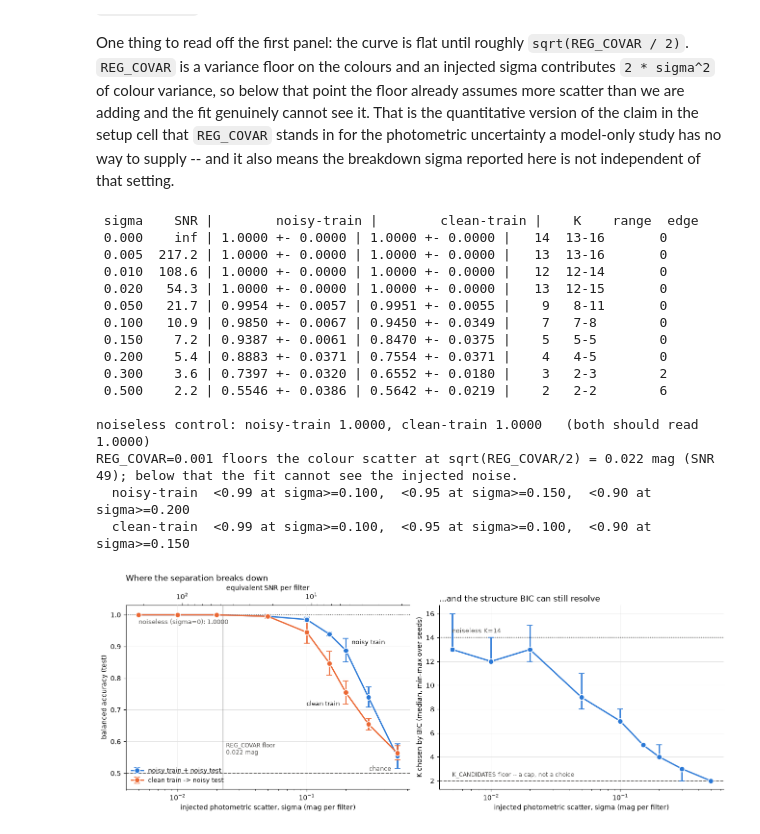
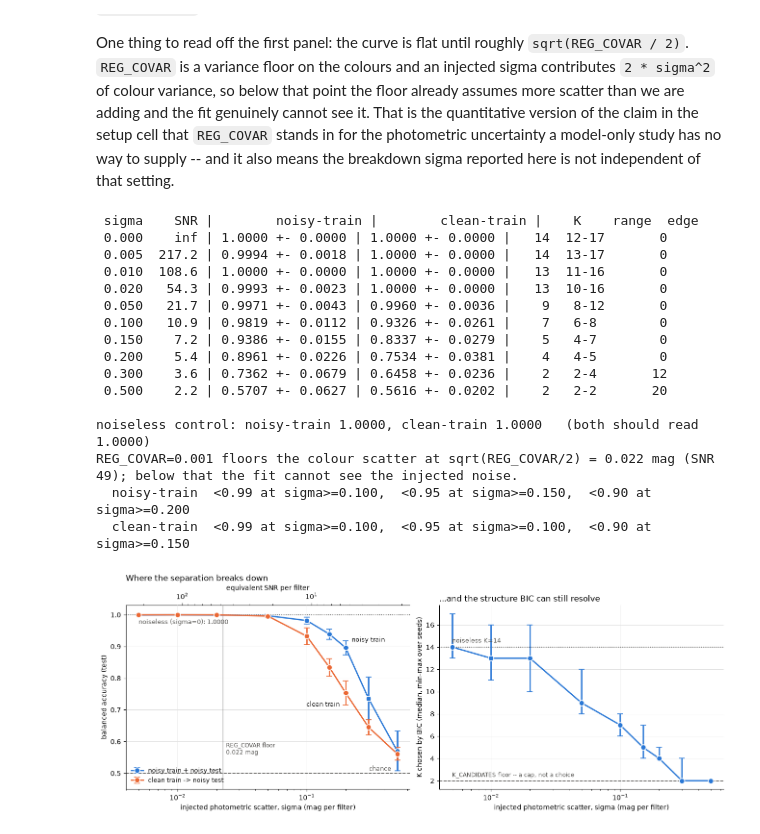
Before and after one commit to mitchell-foote/dwarfhunt, a Jupyter notebook: pop-separation/pop-separation.ipynb, the cells around one changed output. Saved outputs shown, nothing was run; the diff lists cells and outputs as text; code cells hidden in the pictures.

Commit message:
updated 2wise and pop separation with more seeds. Updated log.

```diff
--- a/pop-separation/pop-separation.ipynb
+++ b/pop-separation/pop-separation.ipynb
@@ -894,9 +894,10 @@ from dwarfhunt import search as fsearch
 # grid below spans SNR ~ 200 down to ~2. Read the breakdown point off in
 # whichever unit the observing proposal is written in.
 NOISE_SIGMAS = np.array([0.0, 0.005, 0.01, 0.02, 0.05, 0.10, 0.15, 0.20, 0.30, 0.50])
-N_NOISE_SEEDS = 6
+N_NOISE_SEEDS = 20
 NOISE_TEST_SIZE = 0.3
-NOISE_N_INIT = 3      # as in the filter sweep: cheaper, and K still lands stably
+NOISE_N_INIT = 10      # as in the filter sweep: cheaper, and K still lands stably
+
 
 # Noise goes on the MAGNITUDES, never straight onto X. A colour is a difference
 # of two bands, so independent per-band scatter arrives in the colours already
@@ -1069,41 +1070,41 @@ sec.set_xlabel("equivalent SNR per filter")
 ax_k.errorbar(plot_sigmas, np.array(k_median)[1:],
               yerr=[np.array(k_median)[1:] - np.array(k_lo)[1:],
                     np.array(k_hi)[1:] - np.array(k_median)[1:]],
               color=SERIES_NOISY, linewidth=2, marker="o", markersize=8,
               markeredgecolor="white", markeredgewidth=1.2, capsize=4, zorder=3)
 ax_k.axhline(K_CANDIDATES[0], color=MUTED, linestyle="--", linewidth=1.2)
 ax_k.text(plot_sigmas[0], K_CANDIDATES[0] + 0.35,
           "K_CANDIDATES floor -- a cap, not a choice", fontsize=8.5, color=MUTED)
 ax_k.axhline(k_median[0], color=MUTED, linestyle=":", linewidth=1.2)
 ax_k.text(plot_sigmas[0], k_median[0] + 0.4, f"noiseless K={k_median[0]}",
           fontsize=9, color=MUTED)
 ax_k.set_xscale("log")
 ax_k.set_xlabel("injected photometric scatter, sigma (mag per filter)")
 ax_k.set_ylabel("K chosen by BIC (median, min-max over seeds)")
 ax_k.set_title("...and the structure BIC can still resolve", loc="left", fontsize=12)
 
 for a in (ax, ax_k):
     a.grid(True, color="0.88", linewidth=0.7)
     a.set_axisbelow(True)
     for side in ("top", "right"):
         a.spines[side].set_visible(False)
 
 plt.show()
 # %% [output]
  sigma    SNR |        noisy-train |        clean-train |    K    range  edge
- 0.000    inf | 1.0000 +- 0.0000 | 1.0000 +- 0.0000 |   14  13-16       0
- 0.005  217.2 | 1.0000 +- 0.0000 | 1.0000 +- 0.0000 |   13  13-16       0
- 0.010  108.6 | 1.0000 +- 0.0000 | 1.0000 +- 0.0000 |   12  12-14       0
- 0.020   54.3 | 1.0000 +- 0.0000 | 1.0000 +- 0.0000 |   13  12-15       0
- 0.050   21.7 | 0.9954 +- 0.0057 | 0.9951 +- 0.0055 |    9   8-11       0
- 0.100   10.9 | 0.9850 +- 0.0067 | 0.9450 +- 0.0349 |    7   7-8        0
- 0.150    7.2 | 0.9387 +- 0.0061 | 0.8470 +- 0.0375 |    5   5-5        0
- 0.200    5.4 | 0.8883 +- 0.0371 | 0.7554 +- 0.0371 |    4   4-5        0
- 0.300    3.6 | 0.7397 +- 0.0320 | 0.6552 +- 0.0180 |    3   2-3        2
- 0.500    2.2 | 0.5546 +- 0.0386 | 0.5642 +- 0.0219 |    2   2-2        6
+ 0.000    inf | 1.0000 +- 0.0000 | 1.0000 +- 0.0000 |   14  12-17       0
+ 0.005  217.2 | 0.9994 +- 0.0018 | 1.0000 +- 0.0000 |   14  13-17       0
+ 0.010  108.6 | 1.0000 +- 0.0000 | 1.0000 +- 0.0000 |   13  11-16       0
+ 0.020   54.3 | 0.9993 +- 0.0023 | 1.0000 +- 0.0000 |   13  10-16       0
+ 0.050   21.7 | 0.9971 +- 0.0043 | 0.9960 +- 0.0036 |    9   8-12       0
+ 0.100   10.9 | 0.9819 +- 0.0112 | 0.9326 +- 0.0261 |    7   6-8        0
+ 0.150    7.2 | 0.9386 +- 0.0155 | 0.8337 +- 0.0279 |    5   4-7        0
+ 0.200    5.4 | 0.8961 +- 0.0226 | 0.7534 +- 0.0381 |    4   4-5        0
+ 0.300    3.6 | 0.7362 +- 0.0679 | 0.6458 +- 0.0236 |    2   2-4       12
+ 0.500    2.2 | 0.5707 +- 0.0627 | 0.5616 +- 0.0202 |    2   2-2       20
 
 noiseless control: noisy-train 1.0000, clean-train 1.0000   (both should read 1.0000)
 REG_COVAR=0.001 floors the colour scatter at sqrt(REG_COVAR/2) = 0.022 mag (SNR 49); below that the fit cannot see the injected noise.
   noisy-train  <0.99 at sigma>=0.100,  <0.95 at sigma>=0.150,  <0.90 at sigma>=0.200
   clean-train  <0.99 at sigma>=0.100,  <0.95 at sigma>=0.100,  <0.90 at sigma>=0.150
-[figure, old version]
+[figure, new version]
```
Also changed, not shown: parts of 1 cell of this notebook, 2 other files.
